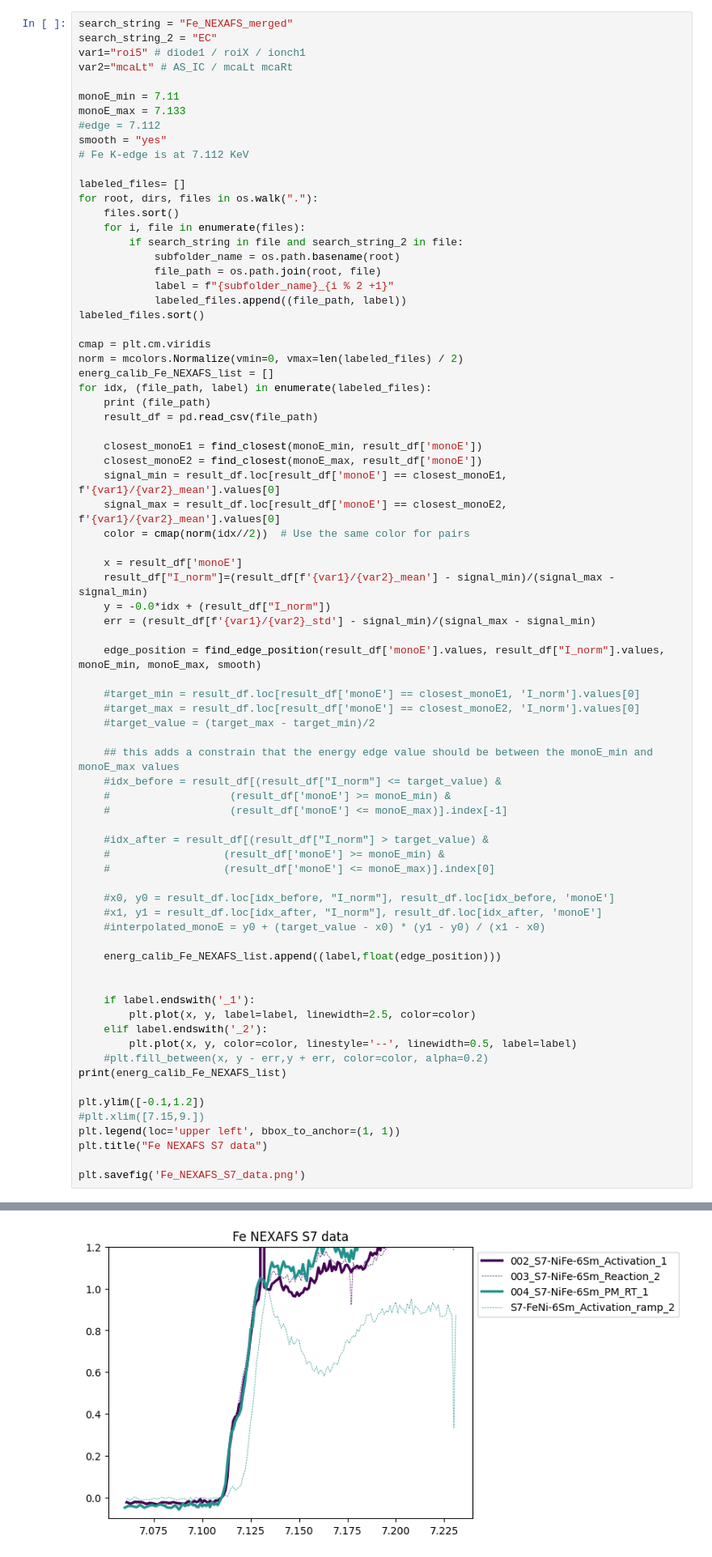
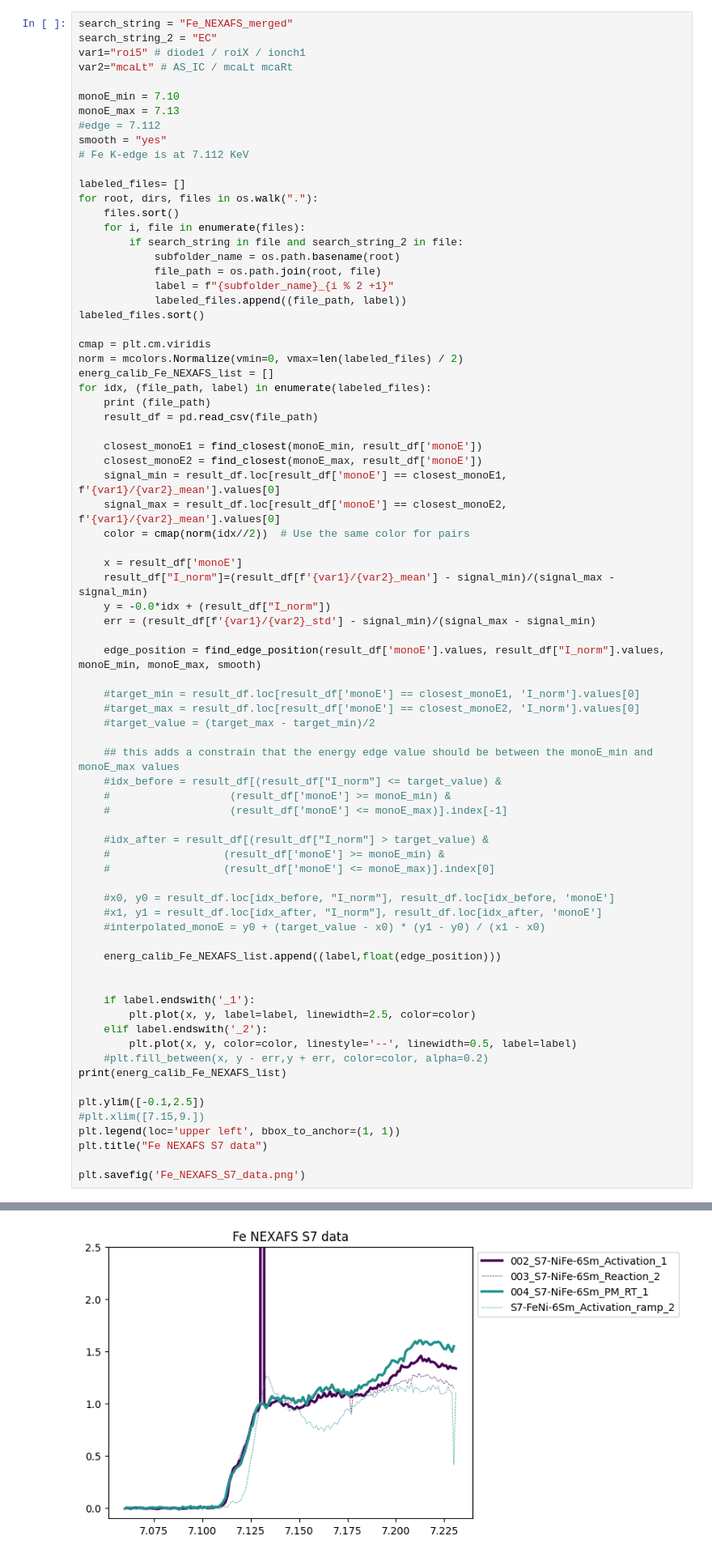
Before and after one commit to raulgarciadiez/myspot_2024_07, a Jupyter notebook: S7-NiFe-6Sm/Summary_plots.ipynb, the cells around one changed output, grey strips where cells are left out. Shown at 81% size. Saved outputs shown, nothing was run; the diff lists cells and outputs as text.

```diff
--- a/S7-NiFe-6Sm/Summary_plots.ipynb
+++ b/S7-NiFe-6Sm/Summary_plots.ipynb
@@ -370,8 +370,8 @@ search_string_2 = "EC"
 var1="roi5" # diode1 / roiX / ionch1
 var2="mcaLt" # AS_IC / mcaLt mcaRt
 
-monoE_min = 7.11
-monoE_max = 7.133
+monoE_min = 7.10
+monoE_max = 7.13
 #edge = 7.112
 smooth = "yes"
 # Fe K-edge is at 7.112 KeV
@@ -418,35 +418,35 @@ for idx, (file_path, label) in enumerate(labeled_files):
 
     #idx_after = result_df[(result_df["I_norm"] > target_value) &
     #                  (result_df['monoE'] >= monoE_min) &
     #                  (result_df['monoE'] <= monoE_max)].index[0]
 
     #x0, y0 = result_df.loc[idx_before, "I_norm"], result_df.loc[idx_before, 'monoE']
     #x1, y1 = result_df.loc[idx_after, "I_norm"], result_df.loc[idx_after, 'monoE']
     #interpolated_monoE = y0 + (target_value - x0) * (y1 - y0) / (x1 - x0)
 
     energ_calib_Fe_NEXAFS_list.append((label,float(edge_position)))
 
 
     if label.endswith('_1'):
         plt.plot(x, y, label=label, linewidth=2.5, color=color)
     elif label.endswith('_2'):
         plt.plot(x, y, color=color, linestyle='--', linewidth=0.5, label=label)
     #plt.fill_between(x, y - err,y + err, color=color, alpha=0.2)
 print(energ_calib_Fe_NEXAFS_list)
 
-plt.ylim([-0.1,1.2])
+plt.ylim([-0.1,2.5])
 #plt.xlim([7.15,9.])
 plt.legend(loc='upper left', bbox_to_anchor=(1, 1))
 plt.title("Fe NEXAFS S7 data")
 
 plt.savefig('Fe_NEXAFS_S7_data.png')
 # %% [output]
 ./002_S7-NiFe-6Sm_Activation/Data_Fe_NEXAFS_merged_scans_12_15_EC.dat
 ./003_S7-NiFe-6Sm_Reaction/Data_Fe_NEXAFS_merged_scans_10_13_EC.dat
 ./004_S7-NiFe-6Sm_PM_RT/Data_Fe_NEXAFS_merged_scans_2_3_EC.dat
 ./S7-FeNi-6Sm_Activation_ramp/Data_Fe_NEXAFS_merged_scans_19_20_EC.dat
 [('002_S7-NiFe-6Sm_Activation_1', 7.127), ('003_S7-NiFe-6Sm_Reaction_2', 7.123), ('004_S7-NiFe-6Sm_PM_RT_1', 7.1240000000000006), ('S7-FeNi-6Sm_Activation_ramp_2', 7.126)]
-[figure, old version]
+[figure, new version]
 # %%
 edge_position_list = []
 sample_condition_list = []
```
Also changed, not shown: 2 other files.
